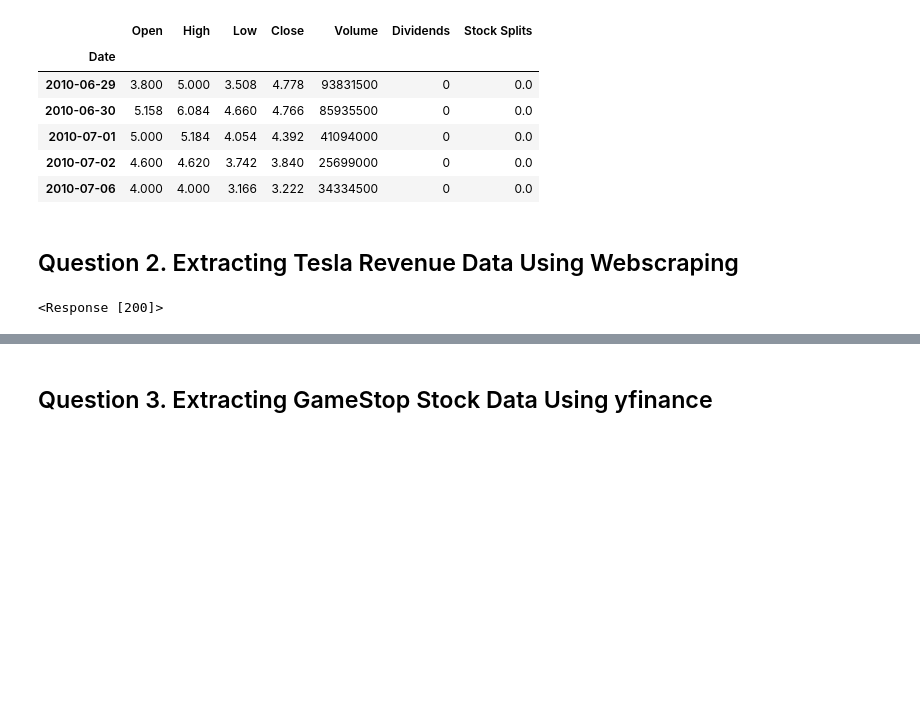
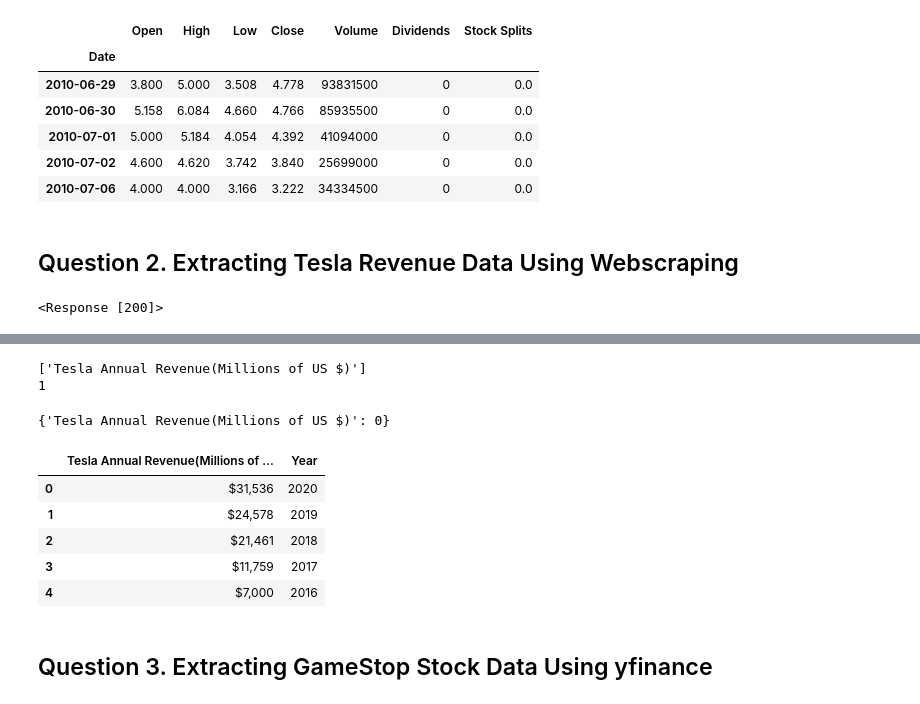
Before and after one commit to Younjung92/Capston-Project, a Jupyter notebook: Python_Project_for_Data_Science/Assignment.ipynb, the cells around one changed output, grey strips where cells are left out. Drawn from its saved outputs; the diff is of its cells as text; code cells hidden in the pictures; blank space fills up the shorter version.

```diff
--- a/Python_Project_for_Data_Science/Assignment.ipynb
+++ b/Python_Project_for_Data_Science/Assignment.ipynb
@@ -100,2 +120,42 @@ for column in soup.find("tbody").find_all("tr"):
+# %%
+# getting the table Header
+header = [th.text.rstrip() for th in rows[0].find_all('th')]
+
+print(header)
+print(len(header))
+# %% [output]
+['Tesla Annual Revenue(Millions of US $)']
+1
+# %%
+# scraping the data and append to respective lists
+c1 = []
+c2 = []
+
+for row in tesla_annual_revenue.findAll("tr"):
+    cells = row.findAll('td')
+    if len(cells) == 2: # Only extract table body not heading
+        c1.append(cells[0].find(text = True))
+        c2.append(cells[1].find(text = True))
+# %%
+# making a dictionary to become a dataframe
+d = dict([(x, 0) for x in header])
+d
+# %% [output]
+{'Tesla Annual Revenue(Millions of US $)': 0}
+# %%
+# making a dataframe
+d['Year'] = c1
+d['Tesla Annual Revenue(Millions of US $)'] = c2
+# %%
+df = pd.DataFrame(d)
+# %%
+df.head()
+# %% [output]
+|  | Tesla Annual Revenue(Millions of ... | Year |
+| 0 | $31,536 | 2020 |
+| 1 | $24,578 | 2019 |
+| 2 | $21,461 | 2018 |
+| 3 | $11,759 | 2017 |
+| 4 | $7,000 | 2016 |
 # %% [markdown]
 ## Question 3. Extracting GameStop Stock Data Using yfinance
```
Also changed, not shown: parts of 24 cells of this notebook.
